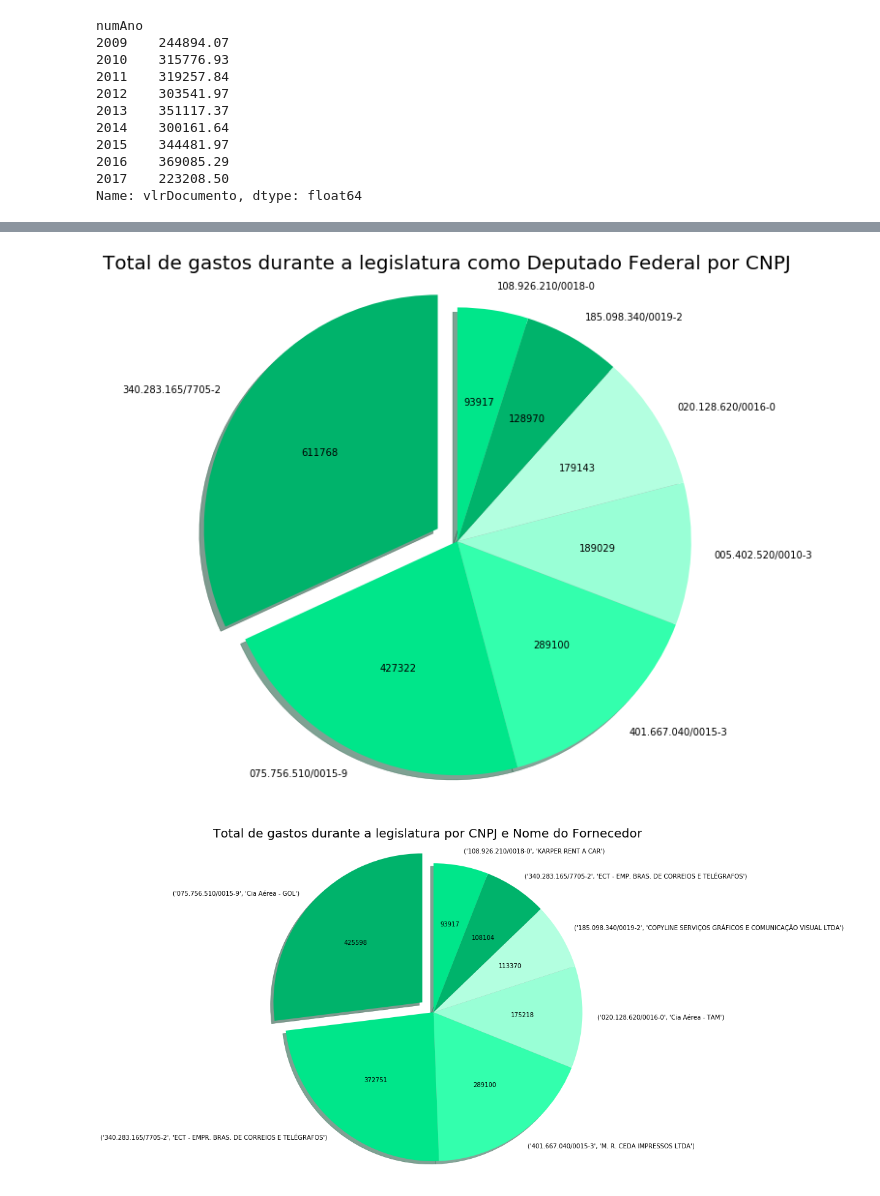
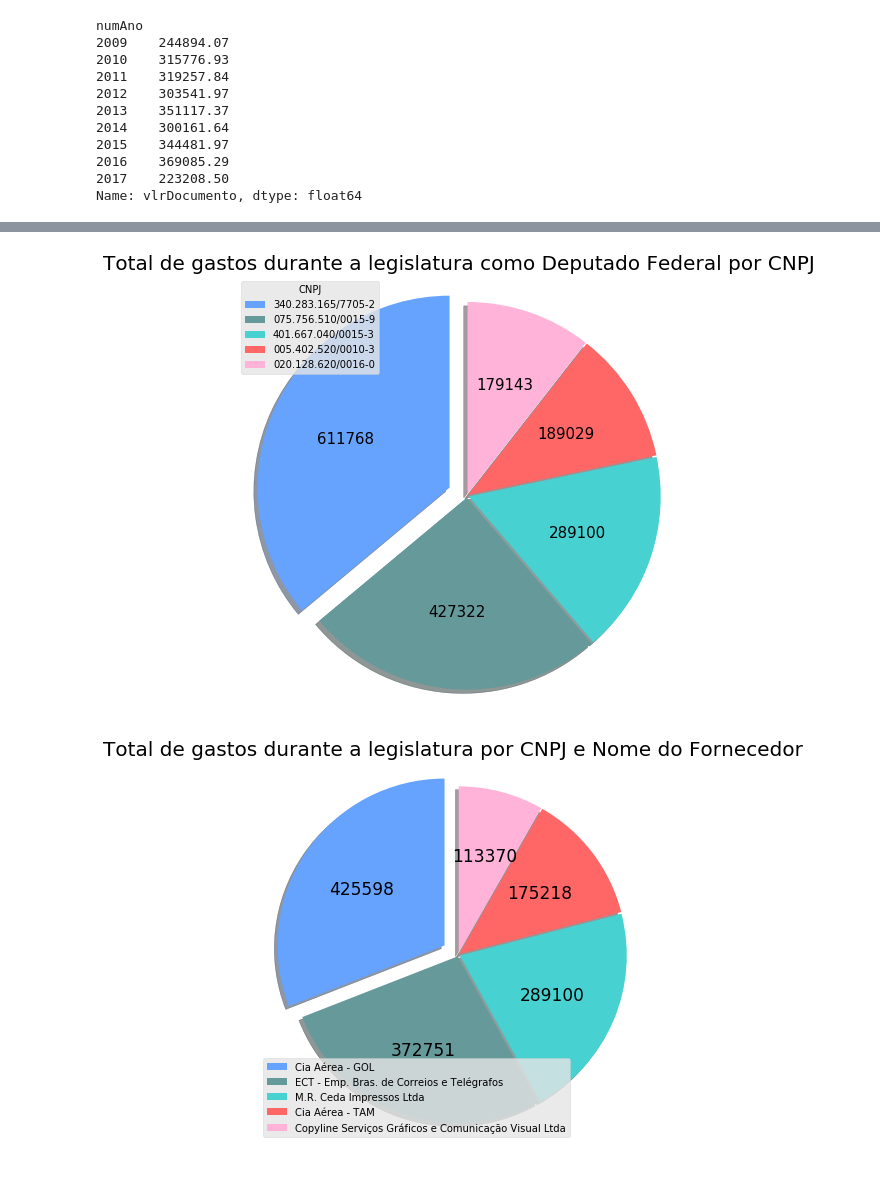
Before and after one commit to alineelima/Analise-JB, a Jupyter notebook: Gastos.ipynb, the cells around one changed output, grey strips where cells are left out. Saved outputs shown, nothing was run; the diff lists cells and outputs as text; code cells hidden in the pictures.

Commit message:
falta arrumar a legenda

```diff
--- a/Gastos.ipynb
+++ b/Gastos.ipynb
@@ -60,43 +60,52 @@ plt.xticks(rotation=90)
 # %%
 por_fornecedor = gastos.groupby('txtCNPJCPF').sum()['vlrDocumento'].sort_values(ascending=False)
 por_fornecedor.head(10)
 
-labels = por_fornecedor.head(7).index
-values = por_fornecedor.head(7).values
+labels = por_fornecedor.head(5).index
+values = por_fornecedor.head(5).values
+
 
 #para que o gráfico apresente os valores sem porcentagem
 def autopct_format(values):
     def my_format(pct):
         total = sum(values)
         val = int(round(pct*total/100.0))
         return '{v:d}'.format(v=val)
     return my_format
 
-explode = (0.1,0,0,0,0,0,0)
-c = ['#00b36b', '#00e68a', '#33ffad', '#99ffd6', '#b3ffe0']
-fig1, ax1 = plt.subplots(figsize=(10,10))
-ax1.pie(values, labels=labels, explode=explode, shadow=True, autopct = autopct_format(values), startangle=90, colors=c)
+explode = (0.1,0.01,0.01,0.01,0.01)
+c = ['#66a3ff', '#669999', '#47d1d1', '#ff6666', '#ffb3d9']
+fig1, ax1 = plt.subplots(figsize=(8,8))
+ax1.pie(values, explode=explode, shadow=True, autopct = autopct_format(values),
+        startangle=90, colors=c, textprops={'fontsize': 15})
 ax1.axis('equal')
+plt.legend(labels,loc='best', title='CNPJ')
 plt.title('Total de gastos durante a legislatura como Deputado Federal por CNPJ', fontsize=20)
 plt.show()
+#plt.savefig('content/gastos_total_cnpj.pdf')
 # %% [output]
-[figure, old version]
+[figure, new version]
 # %%
 por_fornecedor_nome = gastos.groupby(['txtCNPJCPF','txtFornecedor']).sum()['vlrDocumento'].sort_values(ascending=False)
 por_fornecedor_nome
 
-labels = por_fornecedor_nome.head(7).index
-values = por_fornecedor_nome.head(7).values
+labels = por_fornecedor_nome.head(5).index
+values = por_fornecedor_nome.head(5).values
+names = ['Cia Aérea - GOL', 'ECT - Emp. Bras. de Correios e Telégrafos', 'M.R. Ceda Impressos Ltda',
+         'Cia Aérea - TAM', 'Copyline Serviços Gráficos e Comunicação Visual Ltda']
 
-explode = (0.1,0,0,0,0,0,0)
-c = ['#00b36b', '#00e68a', '#33ffad', '#99ffd6', '#b3ffe0']
-fig1, ax1 = plt.subplots(figsize=(10,10))
-ax1.pie(values, labels=labels, explode=explode, shadow=True, autopct = autopct_format(values), startangle=90, colors=c)
+explode = (0.1,0.01,0.01,0.01,0.01)
+c = ['#66a3ff', '#669999', '#47d1d1', '#ff6666', '#ffb3d9']
+fig1, ax1 = plt.subplots(figsize=(7,7))
+ax1.pie(values, explode=explode, shadow=True, autopct = autopct_format(values),
+        startangle=90, colors=c, textprops={'fontsize': 17})
 ax1.axis('equal')
+plt.legend(names,loc='best')
 plt.title('Total de gastos durante a legislatura por CNPJ e Nome do Fornecedor', fontsize=20)
 plt.show()
+#plt.savefig('content/gastos_total_cnpj_nomeFornecedor.png')
 # %% [output]
-[figure, old version]
+[figure, new version]
 # %%
 por_ano
 labels = ['2009-2010', '2011-2014','2015-2017']
```
Also changed, not shown: parts of 2 cells of this notebook, 2 other files.
